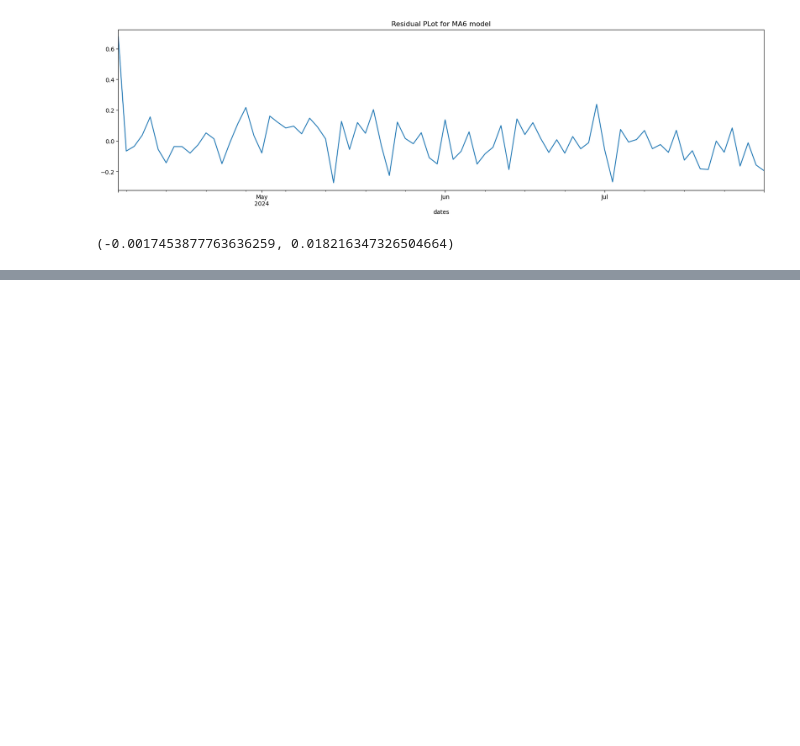
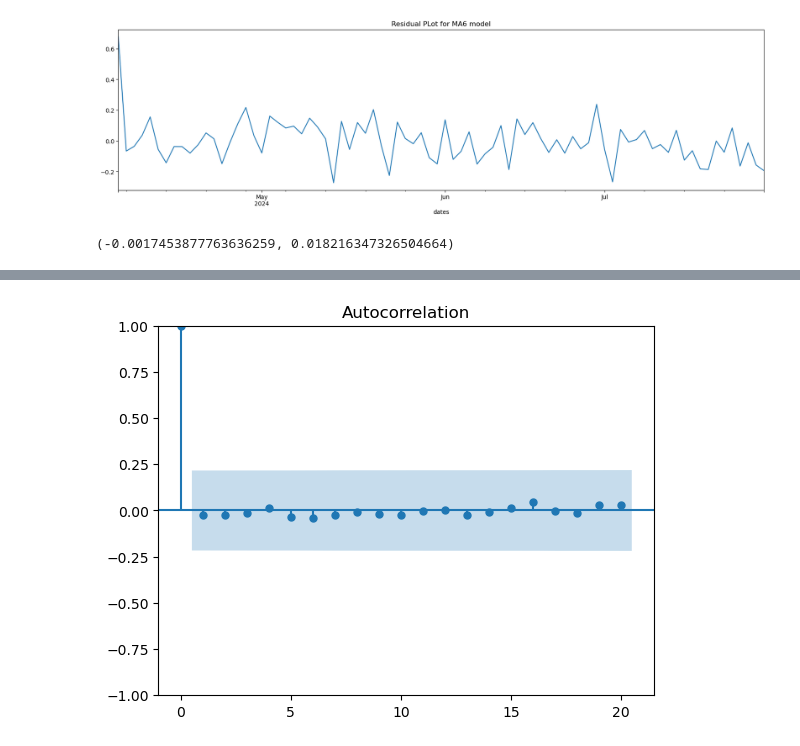
Before and after one commit to Nifoluwa/ML_for_finance, a Jupyter notebook: Time_Series/Walkthrough.ipynb, the cells around one changed output, grey strips where cells are left out. Drawn from its saved outputs; the diff is of its cells as text; code cells hidden in the pictures; blank space fills up the shorter version.

```diff
--- a/Time_Series/Walkthrough.ipynb
+++ b/Time_Series/Walkthrough.ipynb
@@ -65,2 +84,2 @@ dict_keys(['Meta Data', 'Time Series (Daily)'])
 # %%
-data["Time Series (Daily)"]
+output = wrangle(filename)
@@ -85,3 +103,2 @@ data["Time Series (Daily)"]
 # %%
-# Conversion of data to a DataFrame and transposition to allow for easier manipulation
-df_comp = pd.DataFrame(data["Time Series (Daily)"]).T
+df_train = output["train"]
@@ -473,0 +448,4 @@ df_train.mod_ma6_resid.mean(), df_train.mod_ma6_resid.var()
+# %%
+model_prices_arima111 = pm.ARIMA(order=(1, 1, 1))
+results_prices111  =  model_prices_arima111.fit(df_train.mkt_price)
+print(results_prices111.summary())
@@ -473,0 +470,4 @@ df_train.mod_ma6_resid.mean(), df_train.mod_ma6_resid.var()
+# %%
+sgt.plot_acf(results_prices111.resid());
+# %% [output]
+[figure, added]
```
Also changed, not shown: parts of 69 cells of this notebook, 2 other files.
